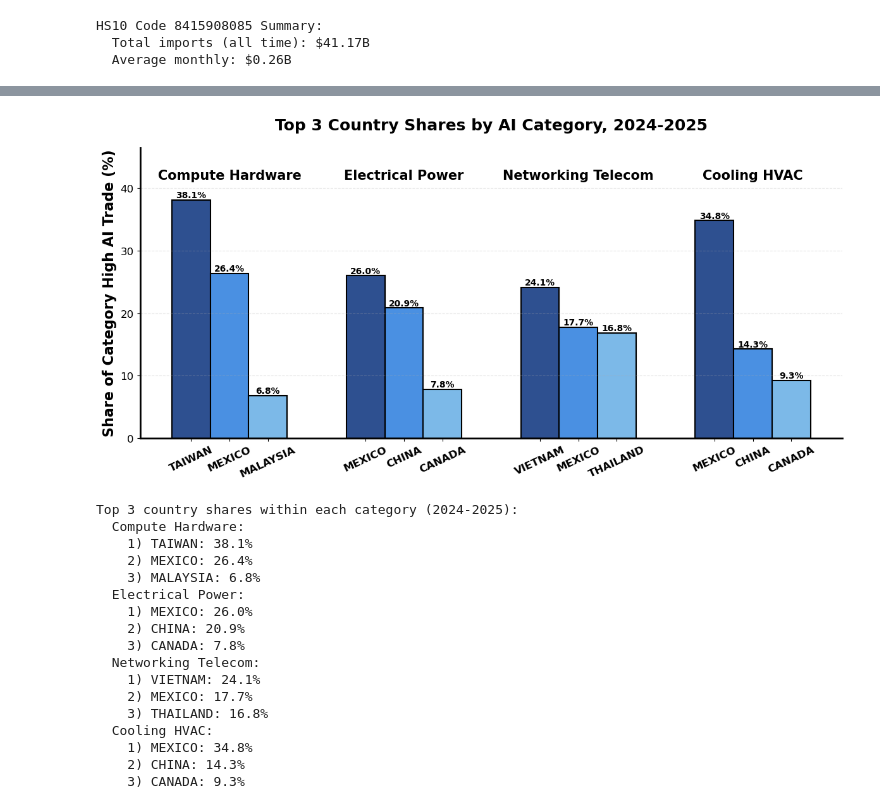
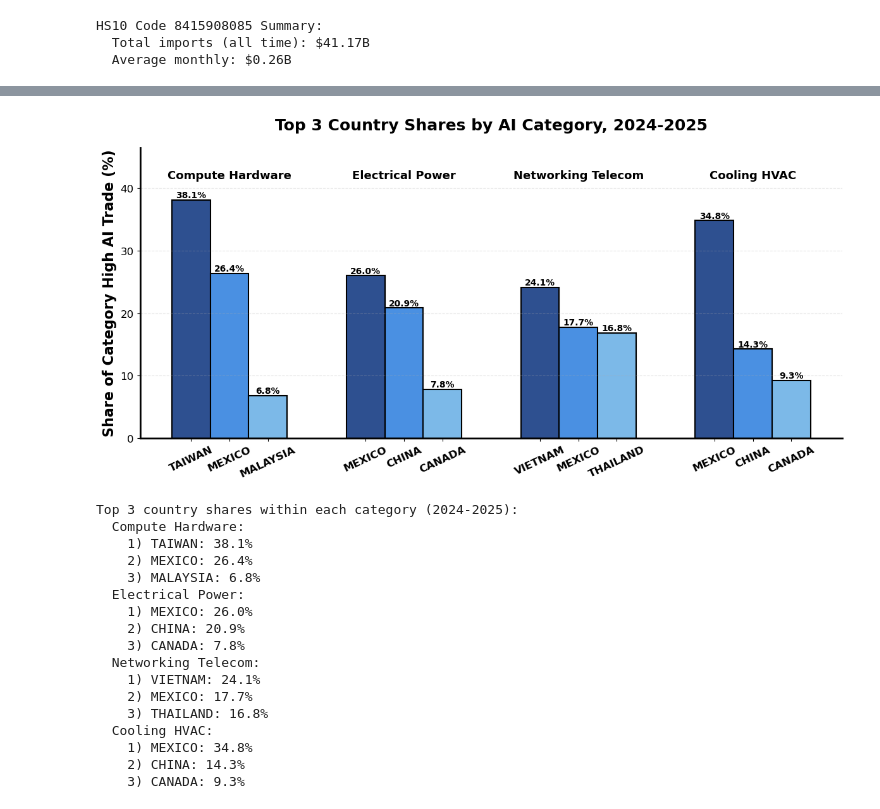
Before and after one commit to tradewartracker/ai-trade-index, a Jupyter notebook: plot-ai-llm-trade.ipynb, the cells around one changed output, grey strips where cells are left out. Drawn from its saved outputs; the diff is of its cells as text; code cells hidden in the pictures.

```diff
--- a/plot-ai-llm-trade.ipynb
+++ b/plot-ai-llm-trade.ipynb
@@ -1977,7 +1983,7 @@ for idx, category in enumerate(category_list):
         category.replace('_', ' '),
         ha='center',
         va='center',
-        fontsize=15,
+        fontsize=13,
         fontweight='bold'
     )
 
@@ -1985,34 +1991,34 @@ for idx, category in enumerate(category_list):
 ax.set_ylabel('Share of Category High AI Trade (%)', fontsize=16, fontweight='bold')
 ax.set_title('Top 3 Country Shares by AI Category, 2024-2025', fontsize=18, fontweight='bold', pad=20)
 ax.grid(axis='y', alpha=0.3, linestyle='--')
 ax.set_ylim(0, top_ylim)
 
 ax.tick_params(axis='x', labelsize=12, rotation=25)
 ax.tick_params(axis='y', labelsize=12)
 for label in ax.get_xticklabels():
     label.set_fontweight('bold')
 
 ax.spines['right'].set_visible(False)
 ax.spines['top'].set_visible(False)
 ax.spines['left'].set_linewidth(2)
 ax.spines['bottom'].set_linewidth(2)
 
 plt.savefig(figfile+"ai-by-country-category.png", bbox_inches = "tight")
 plt.savefig(figfile+"ai-by-country-category.pdf", bbox_inches = "tight")
 
 plt.tight_layout()
 plt.show()
 
 print('\nTop 3 country shares within each category (2024-2025):')
 for category in category_list:
     c1, c2, c3 = country_names_by_cat[category]
     i = category_list.index(category)
     print(f"  {category.replace('_', ' ')}:")
     print(f"    1) {c1}: {share_by_rank['Top 1'][i]:.1f}%")
     print(f"    2) {c2}: {share_by_rank['Top 2'][i]:.1f}%")
     print(f"    3) {c3}: {share_by_rank['Top 3'][i]:.1f}%")
 # %% [output]
-[figure, old version]
+[figure, new version]
 Top 3 country shares within each category (2024-2025):
   Compute Hardware:
     1) TAIWAN: 38.1%
```
Also changed, not shown: parts of 1 cell of this notebook.
